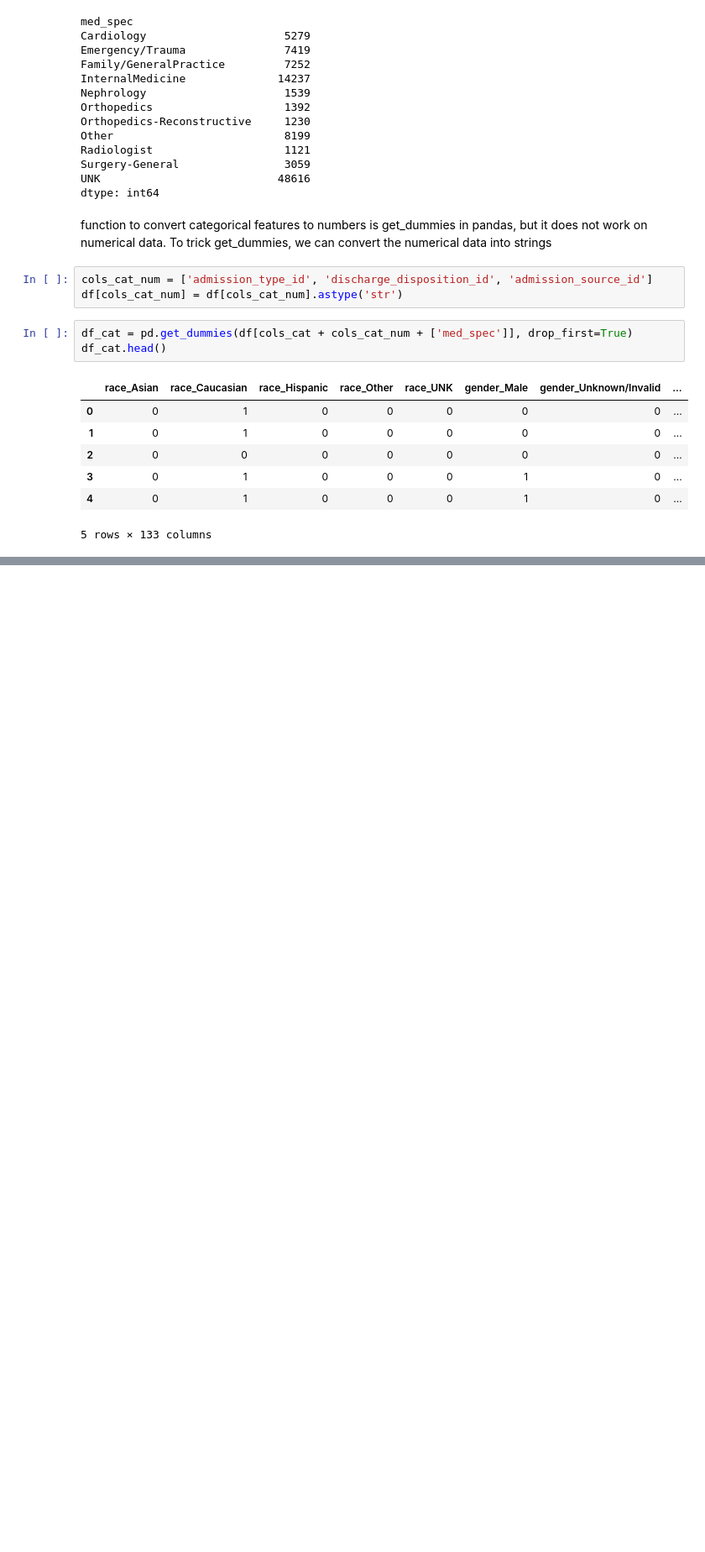
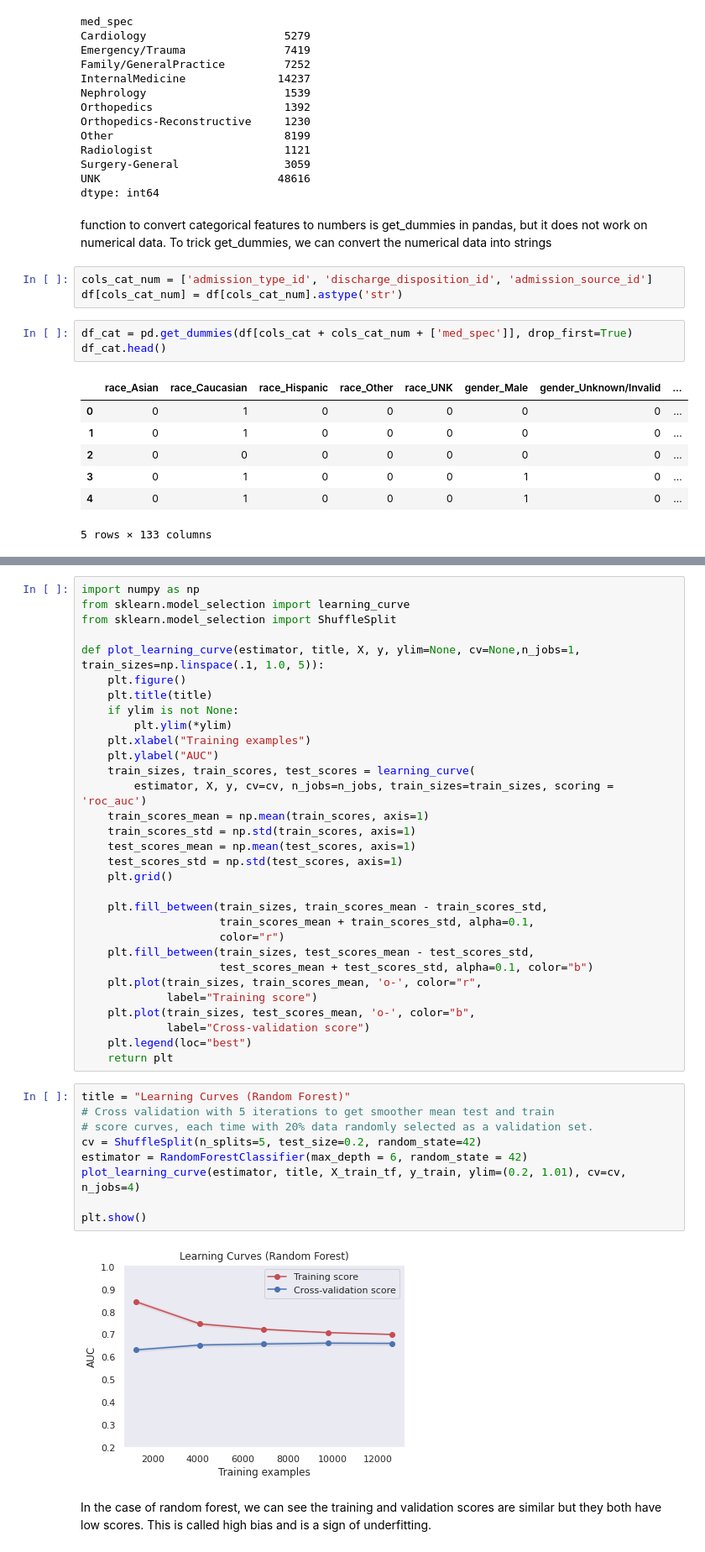
Before and after one commit to thuytrangnugget/Random-data-science-project, a Jupyter notebook: project.ipynb, the cells around one changed output, grey strips where cells are left out. Shown at 84% size. Drawn from its saved outputs; the diff is of its cells as text; blank space fills up the shorter version.

```diff
--- a/project.ipynb
+++ b/project.ipynb
@@ -294,0 +781,44 @@ df_cat.head()
+# %%
+import numpy as np
+from sklearn.model_selection import learning_curve
+from sklearn.model_selection import ShuffleSplit
+
+def plot_learning_curve(estimator, title, X, y, ylim=None, cv=None,n_jobs=1, train_sizes=np.linspace(.1, 1.0, 5)):
+    plt.figure()
+    plt.title(title)
+    if ylim is not None:
+        plt.ylim(*ylim)
+    plt.xlabel("Training examples")
+    plt.ylabel("AUC")
+    train_sizes, train_scores, test_scores = learning_curve(
+        estimator, X, y, cv=cv, n_jobs=n_jobs, train_sizes=train_sizes, scoring = 'roc_auc')
+    train_scores_mean = np.mean(train_scores, axis=1)
+    train_scores_std = np.std(train_scores, axis=1)
+    test_scores_mean = np.mean(test_scores, axis=1)
+    test_scores_std = np.std(test_scores, axis=1)
+    plt.grid()
+
+    plt.fill_between(train_sizes, train_scores_mean - train_scores_std,
+                     train_scores_mean + train_scores_std, alpha=0.1,
+                     color="r")
+    plt.fill_between(train_sizes, test_scores_mean - test_scores_std,
+                     test_scores_mean + test_scores_std, alpha=0.1, color="b")
+    plt.plot(train_sizes, train_scores_mean, 'o-', color="r",
+             label="Training score")
+    plt.plot(train_sizes, test_scores_mean, 'o-', color="b",
+             label="Cross-validation score")
+    plt.legend(loc="best")
+    return plt
+# %%
+title = "Learning Curves (Random Forest)"
+# Cross validation with 5 iterations to get smoother mean test and train
+# score curves, each time with 20% data randomly selected as a validation set.
+cv = ShuffleSplit(n_splits=5, test_size=0.2, random_state=42)
+estimator = RandomForestClassifier(max_depth = 6, random_state = 42)
+plot_learning_curve(estimator, title, X_train_tf, y_train, ylim=(0.2, 1.01), cv=cv, n_jobs=4)
+
+plt.show()
+# %% [output]
+[figure, added]
+# %% [markdown]
+In the case of random forest, we can see the training and validation scores are similar but they both have low scores. This is called high bias and is a sign of underfitting.
```
Also changed, not shown: parts of 69 cells of this notebook.
